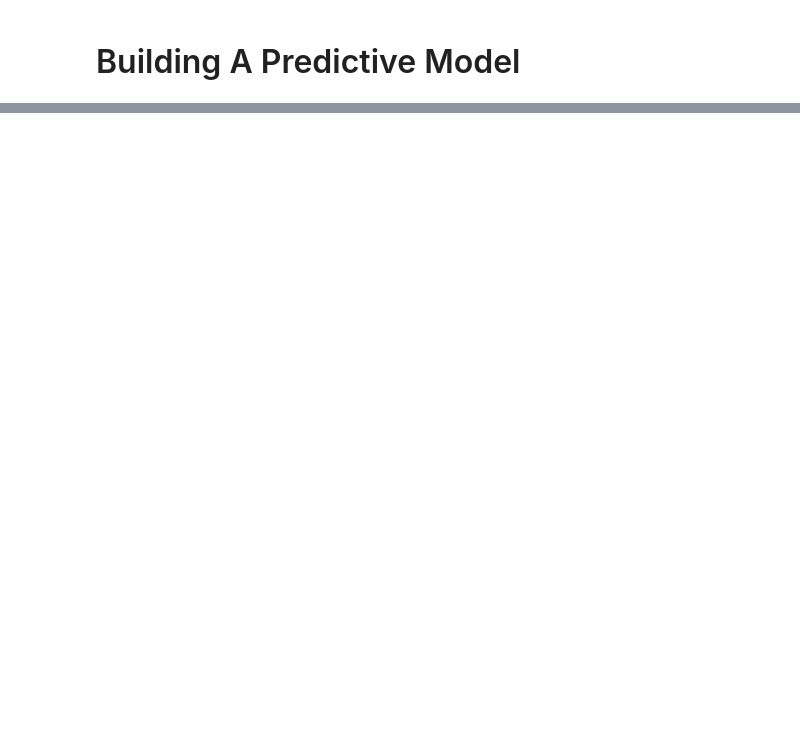
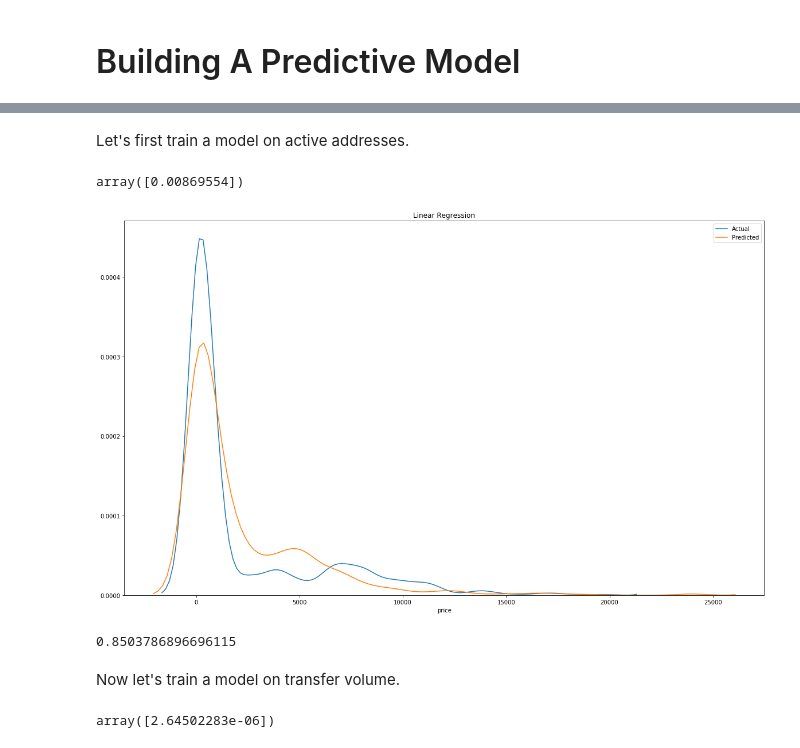
Before and after one commit to jcastrence/jcastrence.github.io, a Jupyter notebook: data_science_tutorial.ipynb, the cells around one changed output, grey strips where cells are left out. Saved outputs shown, nothing was run; the diff lists cells and outputs as text; code cells hidden in the pictures; blank space fills up the shorter version.

```diff
--- a/data_science_tutorial.ipynb
+++ b/data_science_tutorial.ipynb
@@ -813,0 +802,51 @@ From analyzing the MACD line, if we bought around the very end of 2017 after the
+# %% [markdown]
+Let's first train a model on active addresses.
+# %%
+# Obtain active addresses data and bitcoin price data
+x_data = btc[['activeAddresses']]
+y_data = btc.price
+
+# Train the model on 75% of the data then test it on 25%
+x_train, x_test, y_train, y_test = model_selection.train_test_split(x_data, y_data, test_size=.25)
+
+# Train the model
+model = LinearRegression()
+model.fit(x_train, y_train)
+
+# Obtain the coefficient
+model.coef_
+# %% [output]
+array([0.00869554])
+# %%
+# Test the model on data it hasn't seen before
+predicted = model.predict(x_test)
+
+# Plot the results
+fig, ax = plt.subplots(figsize=(20, 12))
+plt.title('Linear Regression')
+sns.distplot(y_test, hist=False, label="Actual", ax=ax)
+sns.distplot(predicted, hist=False, label="Predicted", ax=ax);
+# %% [output]
+[figure, added]
+# %%
+model.score(x_test, y_test)
+# %% [output]
+0.8503786896696115
+# %% [markdown]
+Now let's train a model on transfer volume.
+# %%
+# Obtain transfer volume data and bitcoin price data
+x_data = btc[['transferVolume']]
+y_data = btc.price
+
+# Train the model on 75% of the data then test it on 25%
+x_train, x_test, y_train, y_test = model_selection.train_test_split(x_data, y_data, test_size=.25)
+
+# Train the model
+model = LinearRegression()
+model.fit(x_train, y_train)
+
+# Obtain the coefficient
+model.coef_
+# %% [output]
+array([2.64502283e-06])
```
Also changed, not shown: parts of 17 cells of this notebook, 2 other files.
